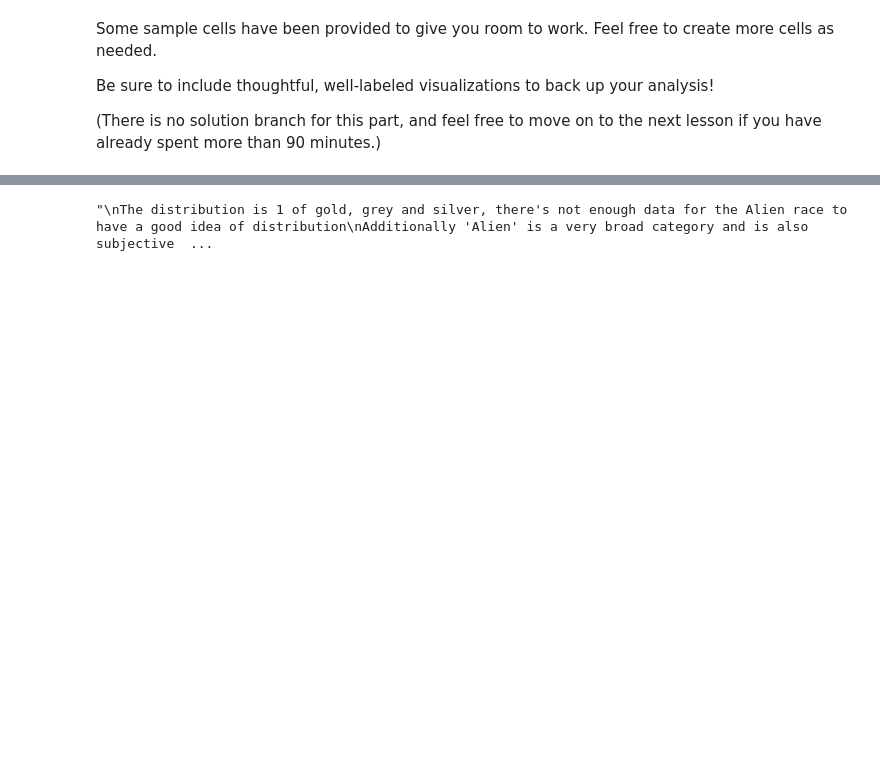
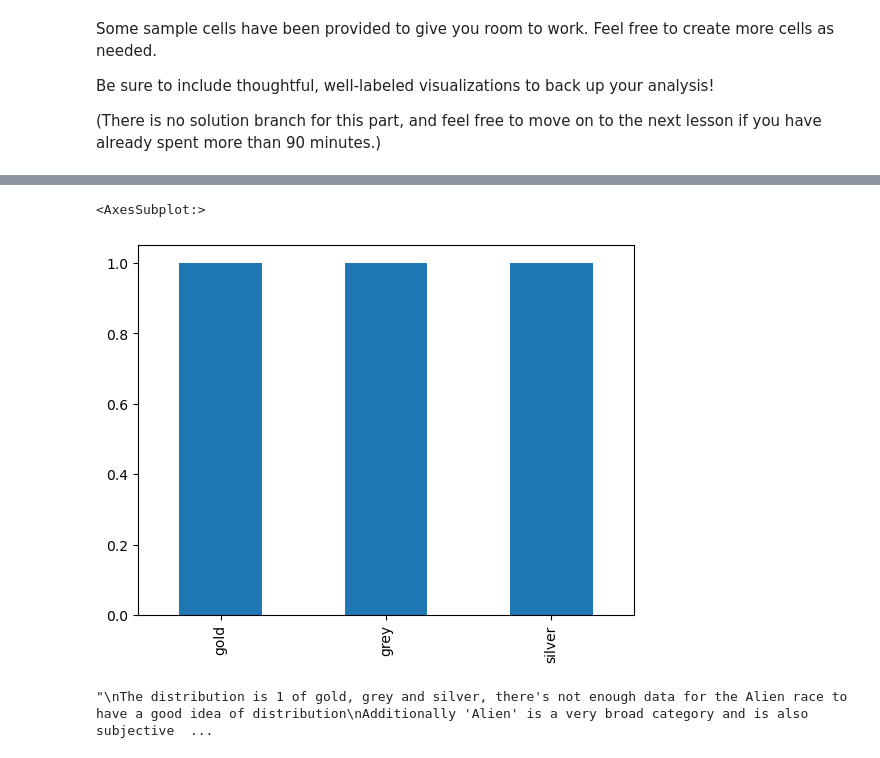
Before and after one commit to minerva-ds/dsc-pandas-data-cleaning-lab, a Jupyter notebook: index.ipynb, the cells around one changed output, grey strips where cells are left out. Saved outputs shown, nothing was run; the diff lists cells and outputs as text; code cells hidden in the pictures; blank space fills up the shorter version.

```diff
--- a/index.ipynb
+++ b/index.ipynb
@@ -838,6 +838,11 @@ filter_df
 | 41 | Ardina | Female | white | Alien | Orange | 193.0 | Marvel Comics | gold | good | 98.0 |
 | 166 | Century | Male | white | Alien | White | 201.0 | Marvel Comics | grey | good | 97.0 |
 | 600 | Silver Surfer | Male | white | Alien | No Hair | 193.0 | Marvel Comics | silver | good | 101.0 |
+# %%
+filter_df['Skin color'].value_counts().plot(kind='bar')
+# %% [output]
+<AxesSubplot:>
+[figure, added]
 # %%
 '''
 The distribution is 1 of gold, grey and silver, there's not enough data for the Alien race to have a good idea of distribution
```
Also changed, not shown: parts of 1 cell of this notebook.
